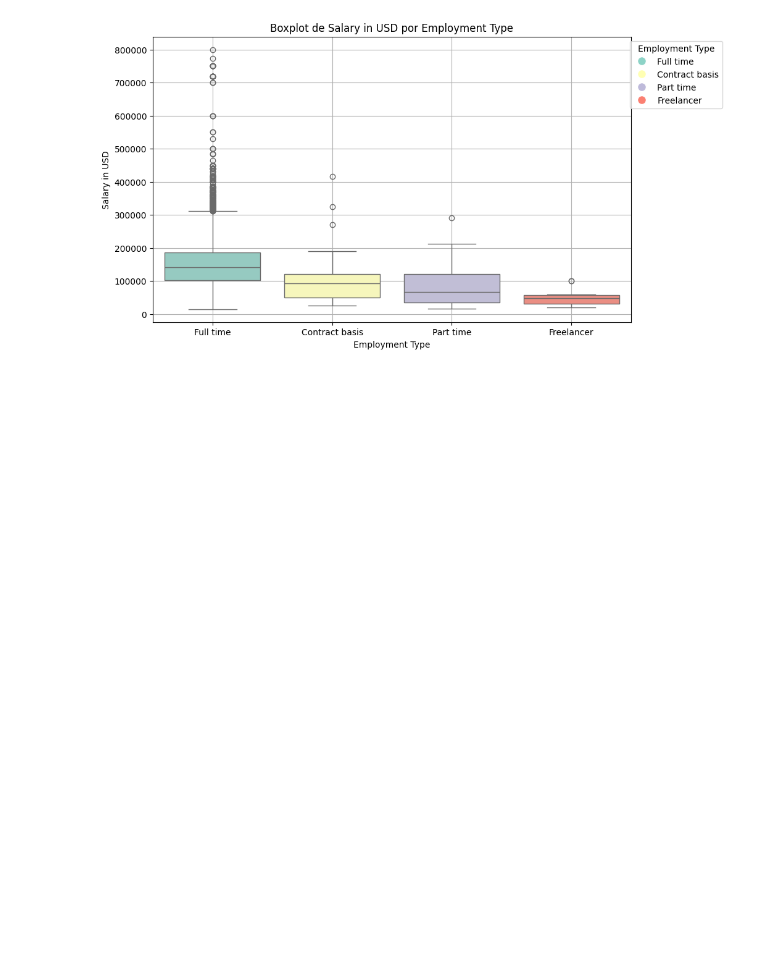
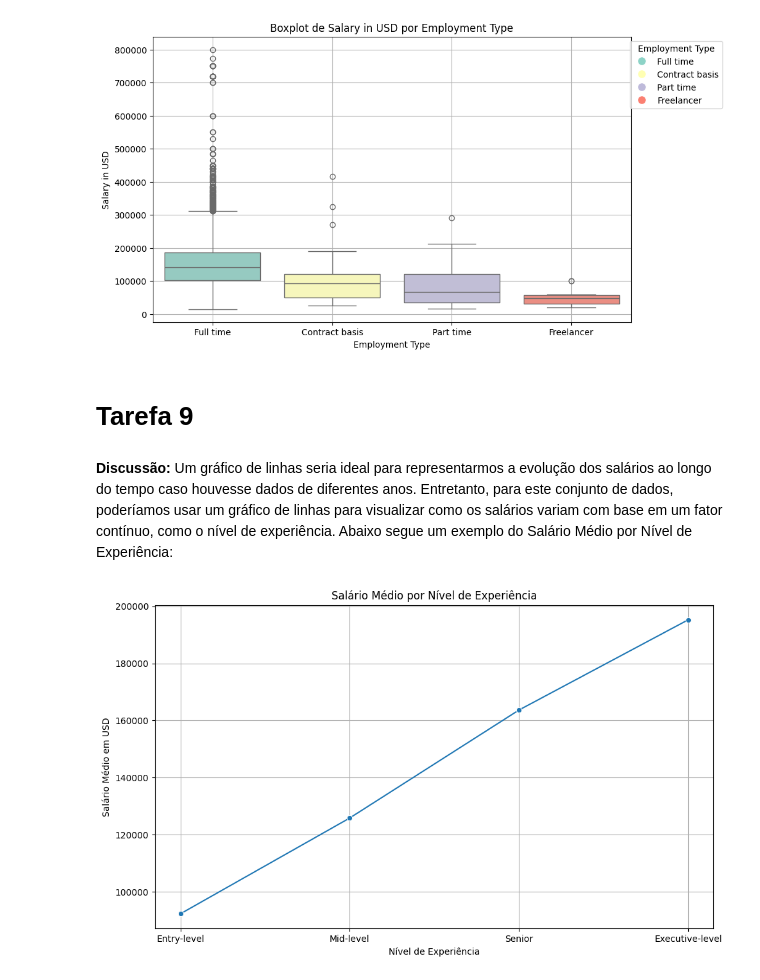
Before and after one commit to pedroreis01/analiseEstatistica, a Jupyter notebook: app.ipynb, the cells around one changed output. Cells and saved outputs as stored; diff of their text form; code cells hidden in the pictures; blank space fills up the shorter version.

```diff
--- a/app.ipynb
+++ b/app.ipynb
@@ -506,3 +506,33 @@ Medidas Descritivas para salary_in_usd estratificadas por Employment_type:
 | Full time | 149987.69 | 141525.0 | 15000 | 800000 | 68351.02 | 45.57 | 102225.00 | ... |
 | Part time | 83750.16 | 66451.5 | 15966 | 291340 | 61774.45 | 73.76 | 35028.50 | ... |
 [figure]
+# %% [markdown]
+# **Tarefa 9**
+# %% [markdown]
+**Discussão:**
+Um gráfico de linhas seria ideal para representarmos a evolução dos salários ao longo do tempo caso houvesse dados de diferentes anos. Entretanto, para este conjunto de dados, poderíamos usar um gráfico de linhas para visualizar como os salários variam com base em um fator contínuo, como o nível de experiência. Abaixo segue um exemplo do Salário Médio por Nível de Experiência:
+# %%
+def plot_line_graph_salary_by_experience(df):
+    """Gráfico de linhas da média Salarial em Dólar por Nível de Experiência"""
+
+    # Agrupar por experience_level e então calcular a média de salary_in_usd para cada nível de experiência
+    salary_by_experience = df.groupby('experience_level')['salary_in_usd'].mean().reset_index()
+
+    # Ordenar os valores por nível de experiência para deixar o gráfico mais limpo
+    salary_by_experience = salary_by_experience.sort_values(by='salary_in_usd')
+
+    # Plotting dos dados com o X = Nível de Experiência, Y = Salário em Dólar
+    plt.figure(figsize=(10, 6))
+    sns.lineplot(data=salary_by_experience, x='experience_level', y='salary_in_usd', marker='o')
+
+    plt.title('Salário Médio por Nível de Experiência')
+    plt.xlabel('Nível de Experiência')
+    plt.ylabel('Salário Médio em USD')
+    plt.grid(True)
+
+    plt.tight_layout()
+    plt.show()
+
+plot_line_graph_salary_by_experience(df)
+# %% [output]
+[figure, added]
```
Also changed, not shown: parts of 1 cell of this notebook, 1 other file.
